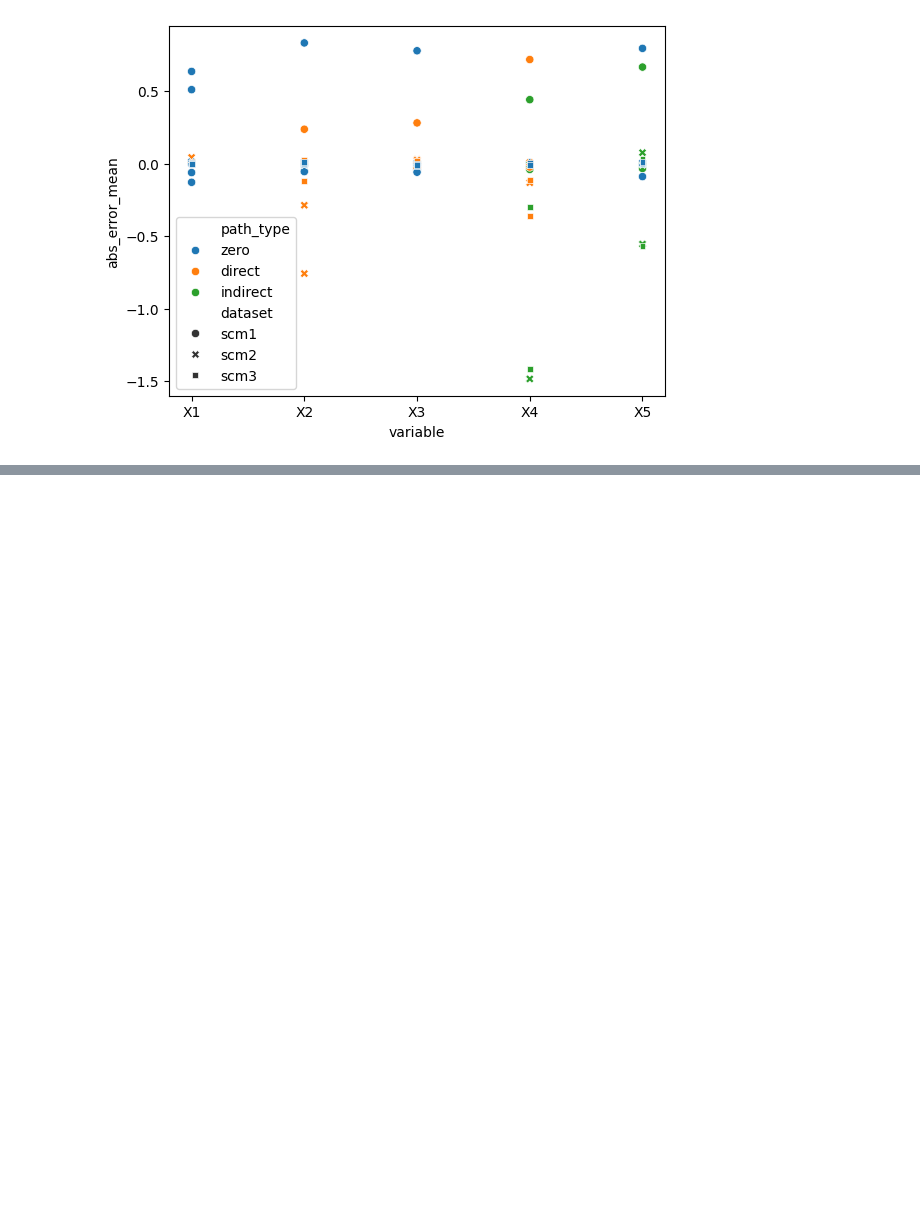
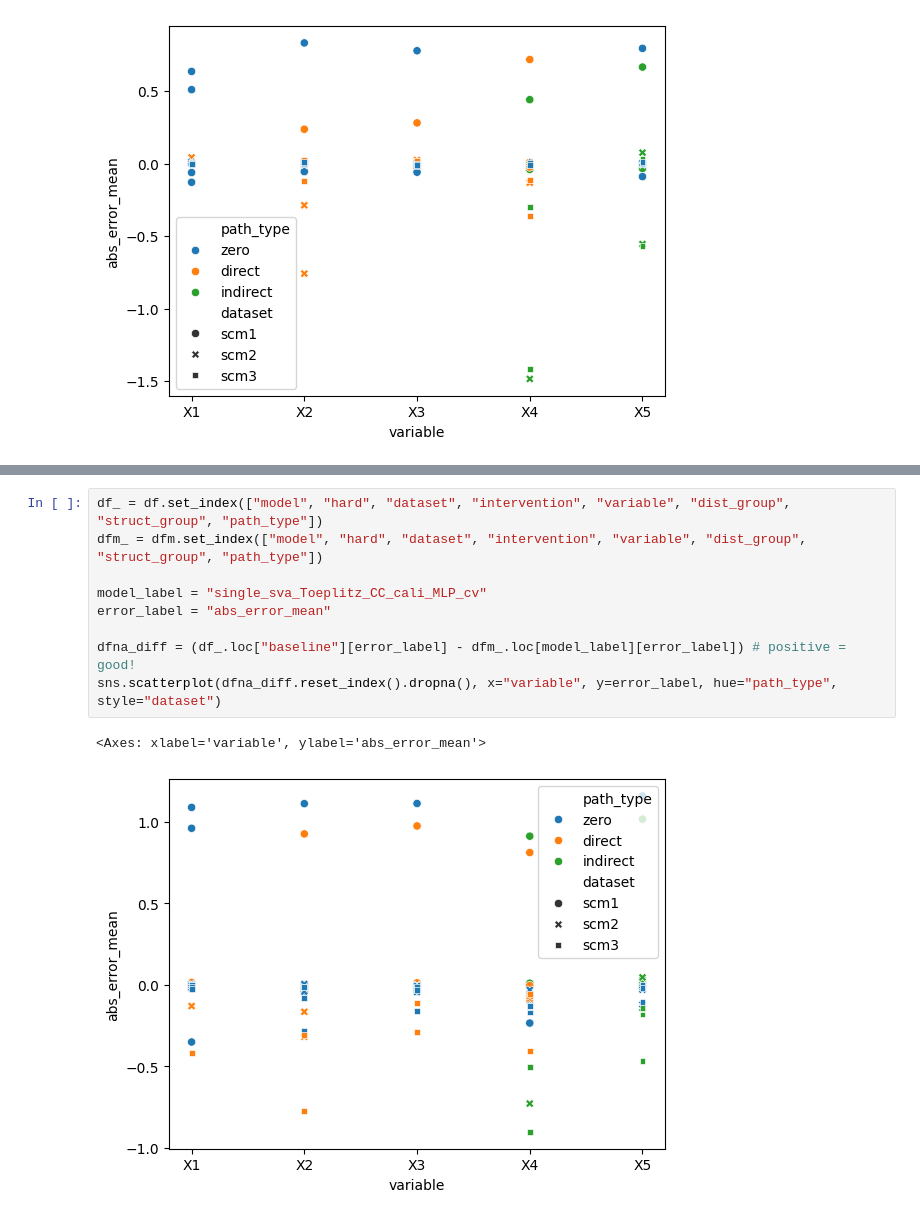
Before and after one commit to scipi1/causaliT, a Jupyter notebook: notebooks/nb_benchmark.ipynb, the cells around one changed output, grey strips where cells are left out. Drawn from its saved outputs; the diff is of its cells as text; blank space fills up the shorter version.

```diff
--- a/notebooks/nb_benchmark.ipynb
+++ b/notebooks/nb_benchmark.ipynb
@@ -937,0 +959,12 @@ sns.scatterplot(dfna_diff.reset_index().dropna(), x="variable", y=error_label, h
+# %%
+df_ = df.set_index(["model", "hard", "dataset", "intervention", "variable", "dist_group", "struct_group", "path_type"])
+dfm_ = dfm.set_index(["model", "hard", "dataset", "intervention", "variable", "dist_group", "struct_group", "path_type"])
+
+model_label = "single_sva_Toeplitz_CC_cali_MLP_cv"
+error_label = "abs_error_mean"
+
+dfna_diff = (df_.loc["baseline"][error_label] - dfm_.loc[model_label][error_label]) # positive = good!
+sns.scatterplot(dfna_diff.reset_index().dropna(), x="variable", y=error_label, hue="path_type", style="dataset")
+# %% [output]
+<Axes: xlabel='variable', ylabel='abs_error_mean'>
+[figure, added]
```
Also changed, not shown: parts of 4 cells of this notebook, 5 other files.
